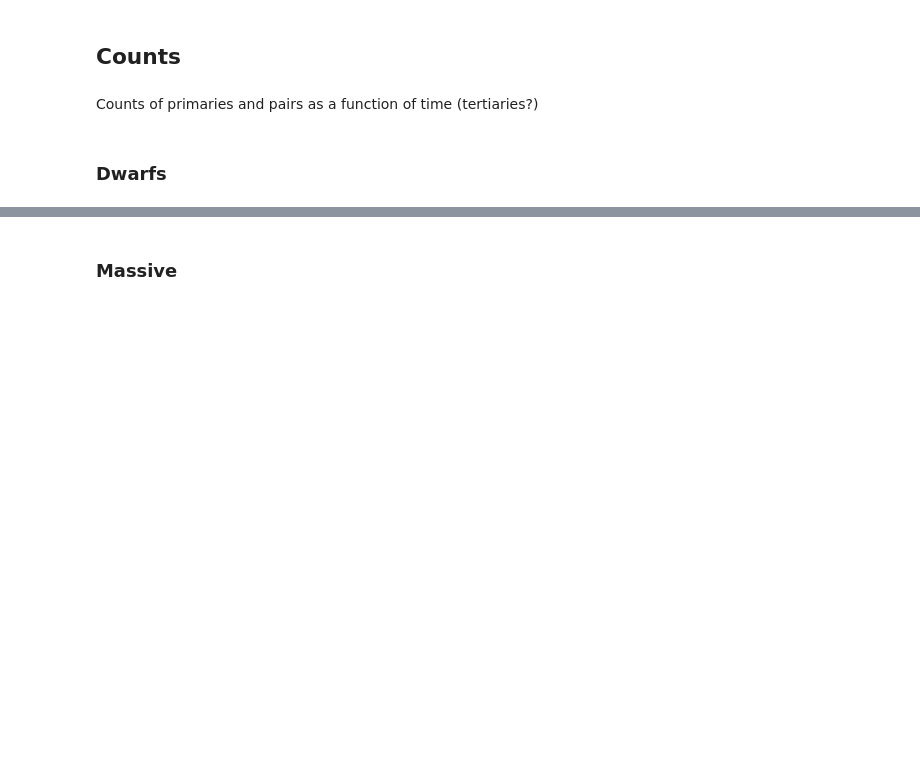
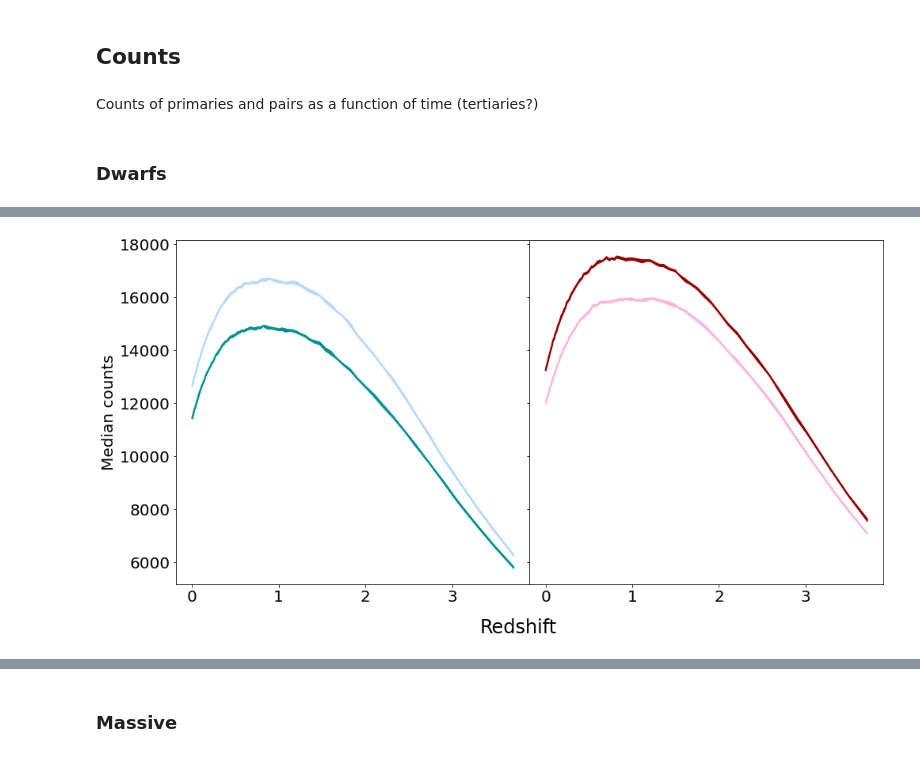
Before and after one commit to katiechambe/pears, a Jupyter notebook: notebooks/pairs_plots.ipynb, the cells around one changed output, grey strips where cells are left out. Cells and saved outputs as stored; diff of their text form; code cells hidden in the pictures; blank space fills up the shorter version.

Commit message:
adding code and notebook to make count plots

```diff
--- a/notebooks/pairs_plots.ipynb
+++ b/notebooks/pairs_plots.ipynb
@@ -39,13 +44,3 @@ zs = {"z":[0,1,2,3,4], "zill":[135,85,68,60,54], "ztng":[99,50,33,25,21]}
 Counts of primaries and pairs as a function of time (tertiaries?)
 # %% [markdown]
 ### Dwarfs
-# %%
-data_sum = {}
-for sim in ["Illustris","TNG"]:
-    data_sum[sim] = {}
-
-    for phys in ["dark","hydro"]:
-        inst = compile_summary(sim=sim, phys=phys, size="dwarf", subset="allpairs", redshift_cutoff=3.9)
-        data_sum[sim][phys] = inst.get_data()
-
-        print(f"done with {sim} {phys}")
@@ -169,0 +47,7 @@ plt.show()
+# %%
+class EmptyFile(Exception): pass
+class SkipRedshift(Exception): pass
+errorprint = False
+redshiftcutoff_Ill = 3.8
+redshiftcutoff_TNG = 4
+# need to use different redshift cuts cause 54 dne, and 53+55 hydro dne
@@ -169,0 +212,35 @@ plt.show()
+# %%
+# plot of median counts for Illustris and TNG
+
+fig,ax = plt.subplots(1,2,figsize=(16,8),sharey=True)
+plt.subplots_adjust(wspace=0,hspace=0)
+
+for phys in ["dark","hydro"]:
+
+    sim = "Illustris"
+    color = f"{sim} {phys}"
+
+    ill = Illustris[phys]
+    minus = np.array(ill['medians'])-np.array(ill['quartiles'])[:,0]
+    plus = np.array(ill['quartiles'])[:,1] - np.array(ill['medians'])
+    ax[0].plot(ill['z'],ill['medians'], color=palette[color], lw=2)
+    ax[0].fill_between(ill['z'], np.array(ill['quartiles'])[:,0], np.array(ill['quartiles'])[:,1],color=palette[color],alpha=1)
+
+    sim = "TNG"
+    color = f"{sim} {phys}"
+
+    tng = TNG[phys]
+    minus = np.array(tng['medians'])-np.array(tng['quartiles'])[:,0]
+    plus = np.array(tng['quartiles'])[:,1] - np.array(tng['medians'])
+
+
+    ax[1].plot(tng['z'],tng['medians'], color=palette[color], lw=2)
+    ax[1].fill_between(tng['z'], np.array(tng['quartiles'])[:,0], np.array(tng['quartiles'])[:,1],color=palette[color],alpha=1)
+
+
+# plt.savefig(f"../plots/pairs_plots/{size}_{subset}_sepvsvel.pdf",bbox_inches='tight')
+fig.supxlabel('Redshift')
+ax[0].set_ylabel('Median counts')
+plt.show()
+# %% [output]
+[figure, added]
```
Also changed, not shown: parts of 18 cells of this notebook, 13 other files.
